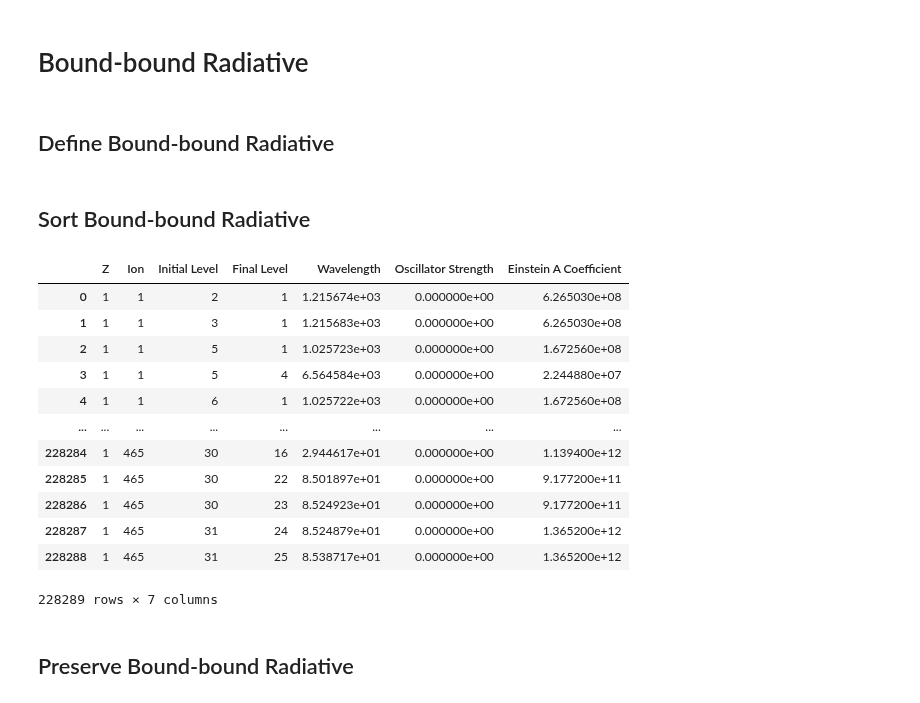
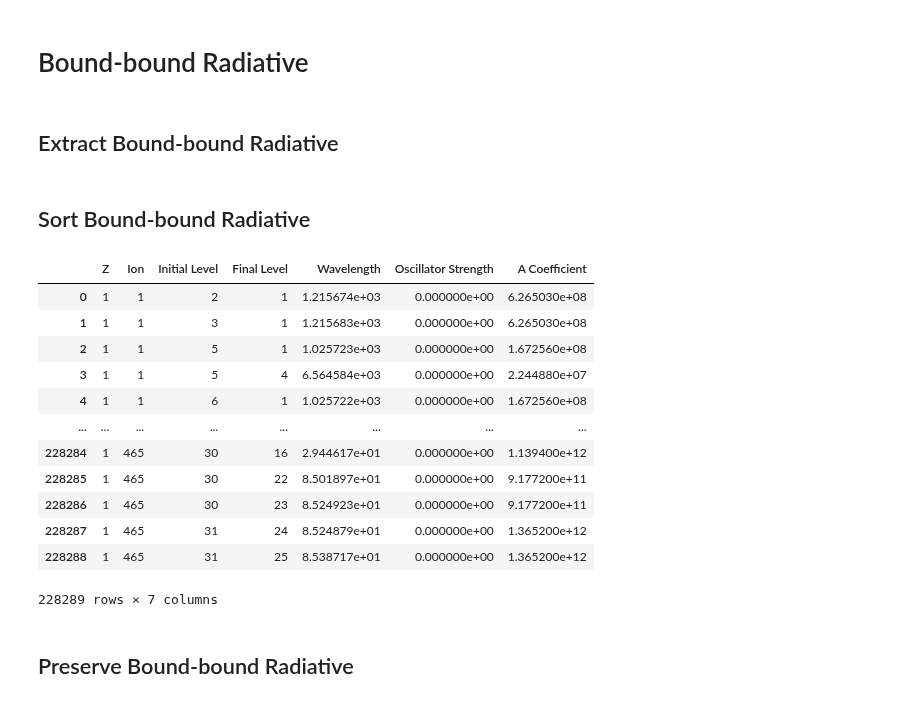
Before and after one commit to AtsushiTanimoto/AtomicDatabase, a Jupyter notebook: xstar.ipynb, the cells around one changed output. Saved outputs shown, nothing was run; the diff lists cells and outputs as text; code cells hidden in the pictures.

```diff
--- a/xstar.ipynb
+++ b/xstar.ipynb
@@ -152,36 +152,36 @@ df02
 # %% [markdown]
 # Bound-bound Radiative
 # %% [markdown]
-## Define Bound-bound Radiative
+## Extract Bound-bound Radiative
 # %%
-Z = []
-Ion = []
+Z             = []
+Ion           = []
 Initial_Level = []
-Final_Level = []
-Wavelength = []
-Strength = []
+Final_Level   = []
+Wavelength    = []
+Strength      = []
 A_coefficient = []
 
 for n in range(390628):
     if Pointer[10*n+1]==50:
-        Z.append(Integer[Pointer[10*n+8]+1])
-        Ion.append(Integer[Pointer[10*n+8]+2])
-        Initial_Level.append(Integer[Pointer[10*n+8]+0])
-        Final_Level.append(Integer[Pointer[10*n+8]-1])
-        Wavelength.append("{0:.6e}".format(Real[Pointer[10*n+7]-1]))
-        Strength.append("{0:.6e}".format(Real[Pointer[10*n+7]+0]))
-        A_coefficient.append("{0:.6e}".format(Real[Pointer[10*n+7]+1]))
+        Z             += [Integer[Pointer[10*n+8]+1]]
+        Ion           += [Integer[Pointer[10*n+8]+2]]
+        Initial_Level += [Integer[Pointer[10*n+8]+0]]
+        Final_Level   += [Integer[Pointer[10*n+8]-1]]
+        Wavelength    += ["{0:.6e}".format(Real[Pointer[10*n+7]-1])]
+        Strength      += ["{0:.6e}".format(Real[Pointer[10*n+7]+0])]
+        A_coefficient += ["{0:.6e}".format(Real[Pointer[10*n+7]+1])]
 
-df03 = DataFrame(data={"Z": Z, "Ion": Ion, "Initial Level": Initial_Level, "Final Level": Final_Level, "Wavelength": Wavelength, "Oscillator Strength": Strength, "Einstein A Coefficient": A_coefficient})
+df03 = DataFrame(data={"Z":Z,"Ion":Ion,"Initial Level":Initial_Level,"Final Level":Final_Level,"Wavelength":Wavelength,"Oscillator Strength":Strength,"A Coefficient":A_coefficient})
 # %% [markdown]
 ## Sort Bound-bound Radiative
 # %%
-dfs03 = df03.sort_values(["Ion", "Initial Level", "Final Level"])
-dfs03 = dfs03.reset_index()
-dfs03 = dfs03.drop(columns="index")
-dfs03
+df03 = df03.sort_values(["Ion","Initial Level","Final Level"])
+df03 = df03.reset_index()
+df03 = df03.drop(columns="index")
+df03
 # %% [output]
-|  | Z | Ion | Initial Level | Final Level | Wavelength | Oscillator Strength | Einstein A Coefficient |
+|  | Z | Ion | Initial Level | Final Level | Wavelength | Oscillator Strength | A Coefficient |
 | 0 | 1 | 1 | 2 | 1 | 1.215674e+03 | 0.000000e+00 | 6.265030e+08 |
 | 1 | 1 | 1 | 3 | 1 | 1.215683e+03 | 0.000000e+00 | 6.265030e+08 |
 | 2 | 1 | 1 | 5 | 1 | 1.025723e+03 | 0.000000e+00 | 1.672560e+08 |
```
Also changed, not shown: parts of 1 cell of this notebook, 42 other files.
